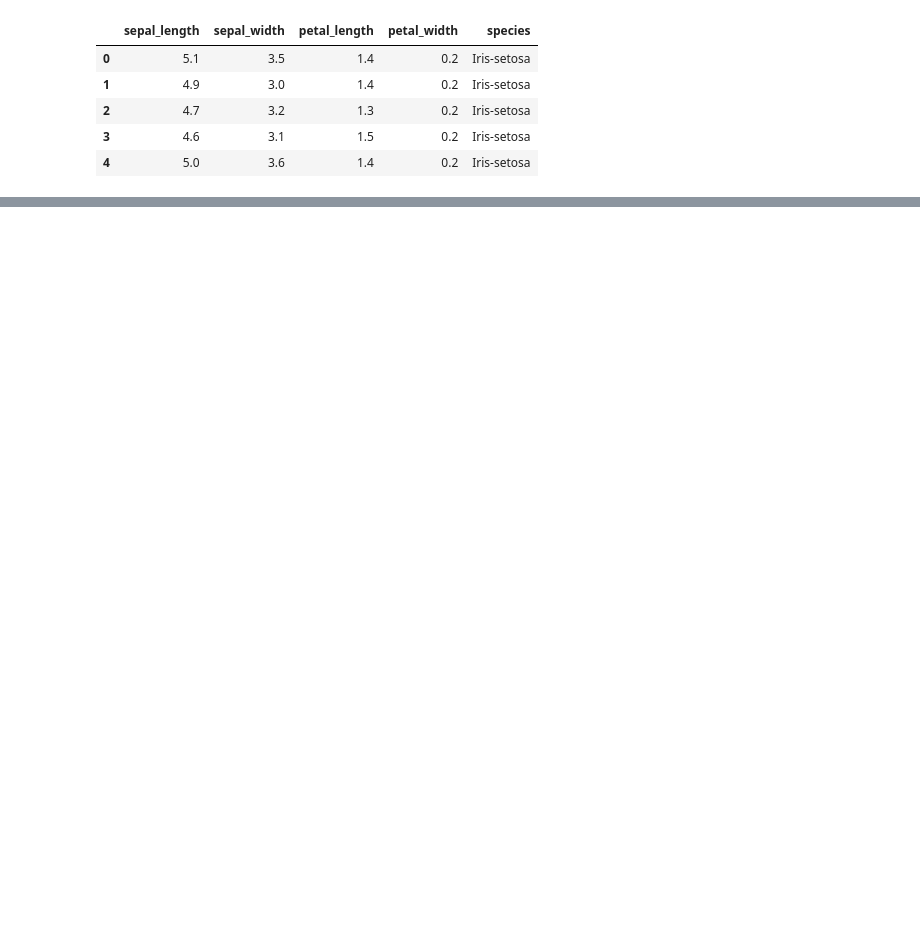
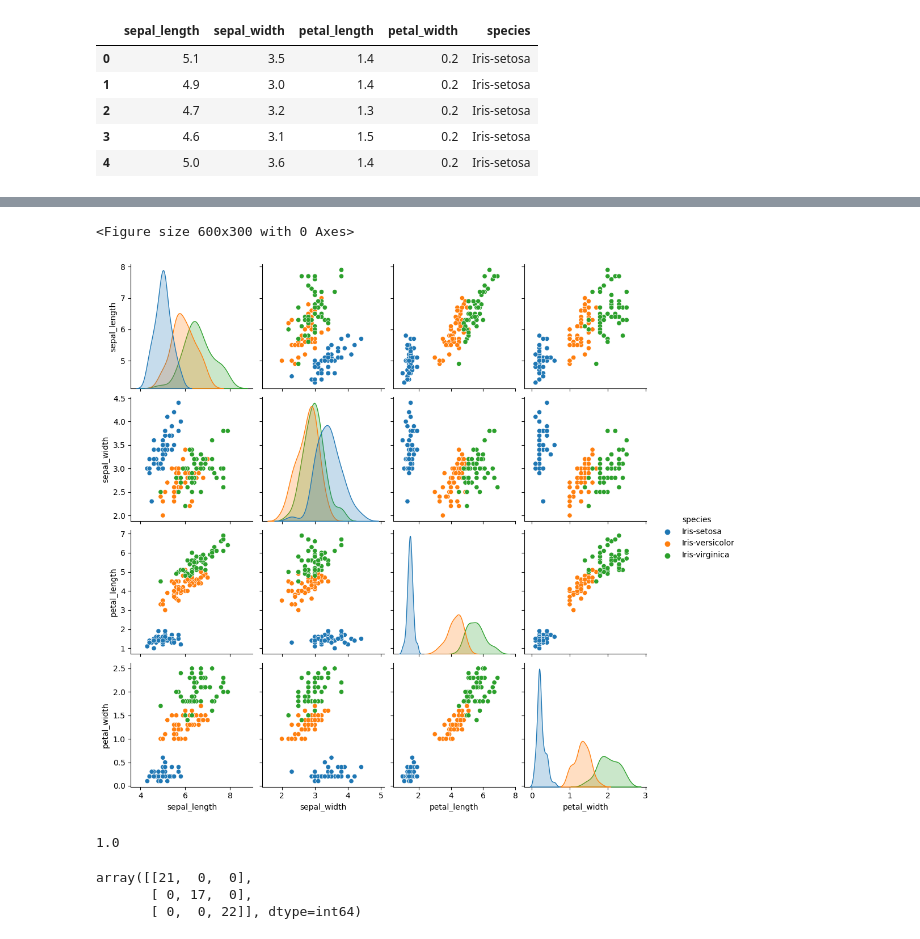
Before and after one commit to MOONCHILD2403/codsoft, a Jupyter notebook: iris.ipynb, the cells around one changed output, grey strips where cells are left out. Saved outputs shown, nothing was run; the diff lists cells and outputs as text; code cells hidden in the pictures; blank space fills up the shorter version.

```diff
--- a/iris.ipynb
+++ b/iris.ipynb
@@ -18,0 +94,22 @@ data.head()
+# %%
+plt.figure(figsize=(6,3))
+sns.pairplot(data,hue="species")
+plt.show()
+# %% [output]
+<Figure size 600x300 with 0 Axes>
+[figure, added]
+# %%
+X,y = data.drop(["species"],axis = 1),data["species"]
+x_train,x_test,y_train,y_test = train_test_split(X,y,test_size = 0.4,random_state = 24)
+model = SVC(kernel="linear",max_iter = 500)
+model.fit(x_train,y_train)
+model.score(x_test,y_test)
+# %% [output]
+1.0
+# %%
+y_pred = model.predict(x_test)
+confusion_matrix(y_test,y_pred)
+# %% [output]
+array([[21,  0,  0],
+       [ 0, 17,  0],
+       [ 0,  0, 22]], dtype=int64)
```
Also changed, not shown: parts of 8 cells of this notebook, 1 other file.
